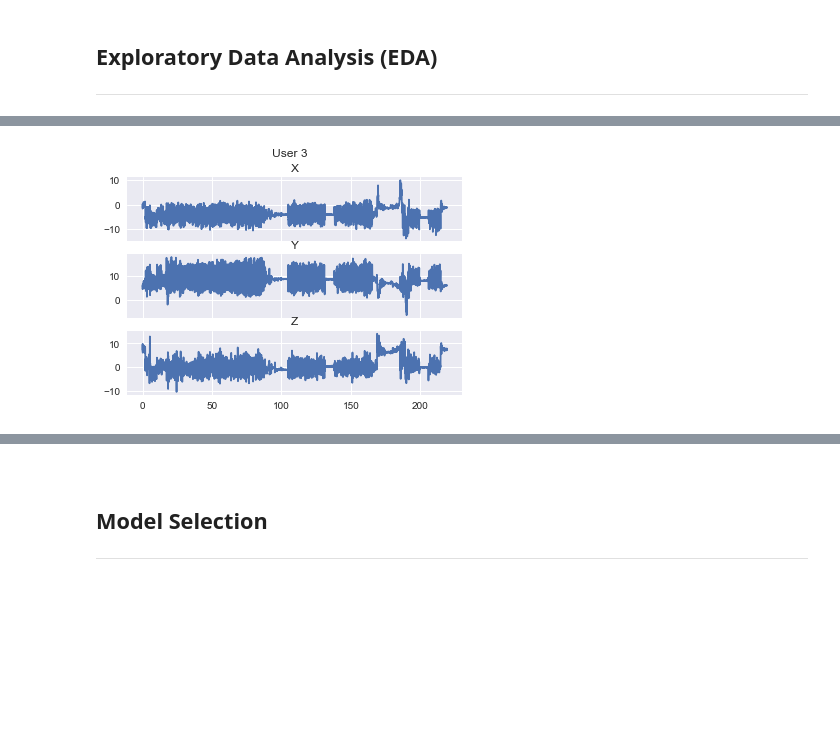
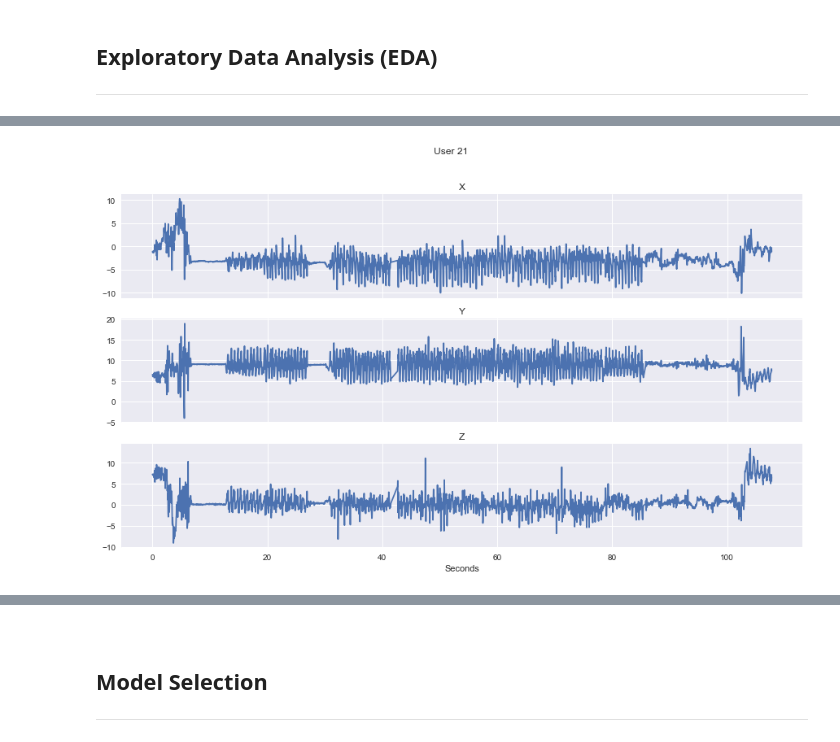
Before and after one commit to charcarr/walking-gate-classifier, a Jupyter notebook: analysis.ipynb, the cells around one changed output, grey strips where cells are left out. Saved outputs shown, nothing was run; the diff lists cells and outputs as text; code cells hidden in the pictures; blank space fills up the shorter version.

```diff
--- a/analysis.ipynb
+++ b/analysis.ipynb
@@ -63,0 +66,5 @@ frame.head()
+# %%
+## how many time steps were recorded for each user?
+rcParams['figure.figsize'] = 15,8
+counts = frame.groupby('uid').size()
+counts.plot.bar()
@@ -63,0 +74,5 @@ frame.head()
+# %%
+## how long was each participant recorded?
+rcParams['figure.figsize'] = 15,8
+max_times = frame.groupby("uid").max()["tstep"]
+max_times.plot.bar()
@@ -63,0 +82,5 @@ frame.head()
+# %%
+frame["tstep_lag"] = frame.groupby(['uid'])['tstep'].shift(1)
+frame["msm_int"] = frame['tstep'] - frame['tstep_lag']
+frame.groupby('uid').mean()['msm_int'].plot.bar()
+rcParams['figure.figsize'] = 15,8
@@ -75,7 +100,9 @@ def plot_xyz(data, uid):
     ax3.plot(user_subset['tstep'], user_subset['za'])
     ax3.set_title('Z')
     plt.suptitle('User %d' % uid)
+    plt.xlabel('Seconds')
+    rcParams['figure.figsize'] = 15,8
 # %%
-plot_xyz(frame, 3)
+plot_xyz(frame, 21)
 # %% [output]
-[figure, old version]
+[figure, new version]
```
Also changed, not shown: parts of 21 cells of this notebook.
